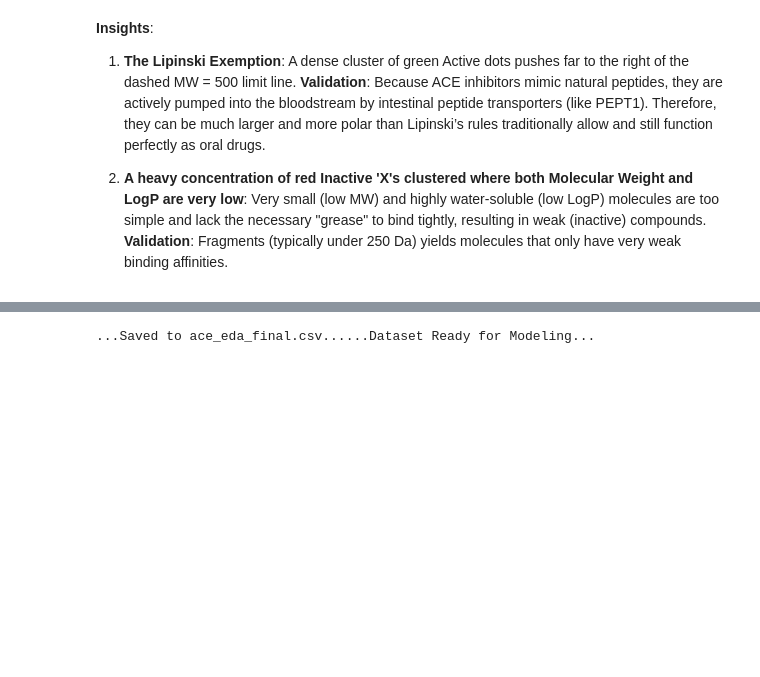
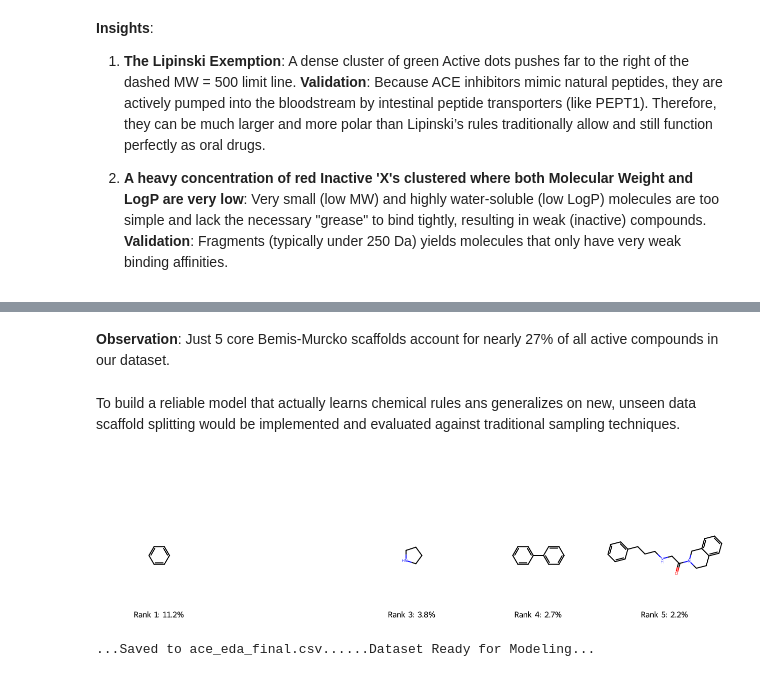
Before and after one commit to daniellaeme/ACE-Inhibitor-QSAR, a Jupyter notebook: [1]_EDA_ACE_Inhibitor_QSAR.ipynb, the cells around one changed output, grey strips where cells are left out. Drawn from its saved outputs; the diff is of its cells as text; code cells hidden in the pictures; blank space fills up the shorter version.

```diff
--- a/[1]_EDA_ACE_Inhibitor_QSAR.ipynb
+++ b/[1]_EDA_ACE_Inhibitor_QSAR.ipynb
@@ -484,0 +540,3 @@ plt.show()
+# %%
+df['scaffold'] = df['canonical_smiles'].apply(scaffold_split.get_scaffold)
+df['scaffold'].value_counts(normalize=True).head(10)
@@ -484,0 +557,5 @@ plt.show()
+# %%
+top_scaffolds = df['scaffold'].value_counts(normalize=True).head(5) * 100
+print("Top 5 scaffolds make up the following percentages of the dataset:")
+print(top_scaffolds)
+print(f"Total dominance of top 5: {top_scaffolds.sum():.2f}%\n")
@@ -485,3 +572,18 @@ plt.show()
+# %% [markdown]
+**Observation**: Just 5 core Bemis-Murcko scaffolds account for nearly 27% of all active compounds in our dataset.
+# %% [markdown]
+To build a reliable model that actually learns chemical rules ans generalizes on new, unseen data scaffold splitting would be implemented and evaluated against traditional sampling techniques.
+# %% [markdown]
+#
+# %%
+top_5_smiles = top_scaffolds.index.tolist()
+top_5_mols = [Chem.MolFromSmiles(s) for s in top_5_smiles]
+legends = [f"Rank {i+1}: {val:.1f}%" for i, val in enumerate(top_scaffolds.values)]
+
+img = Chem.Draw.MolsToGridImage(top_5_mols, molsPerRow=5, subImgSize=(250, 250), legends=legends)
+display(img)
+# %% [output]
+[figure, added]
 # %%
 df.to_csv('ace_eda_final.csv', index=False)
 print("...Saved to ace_eda_final.csv..." +
```
Also changed, not shown: parts of 12 cells of this notebook.
